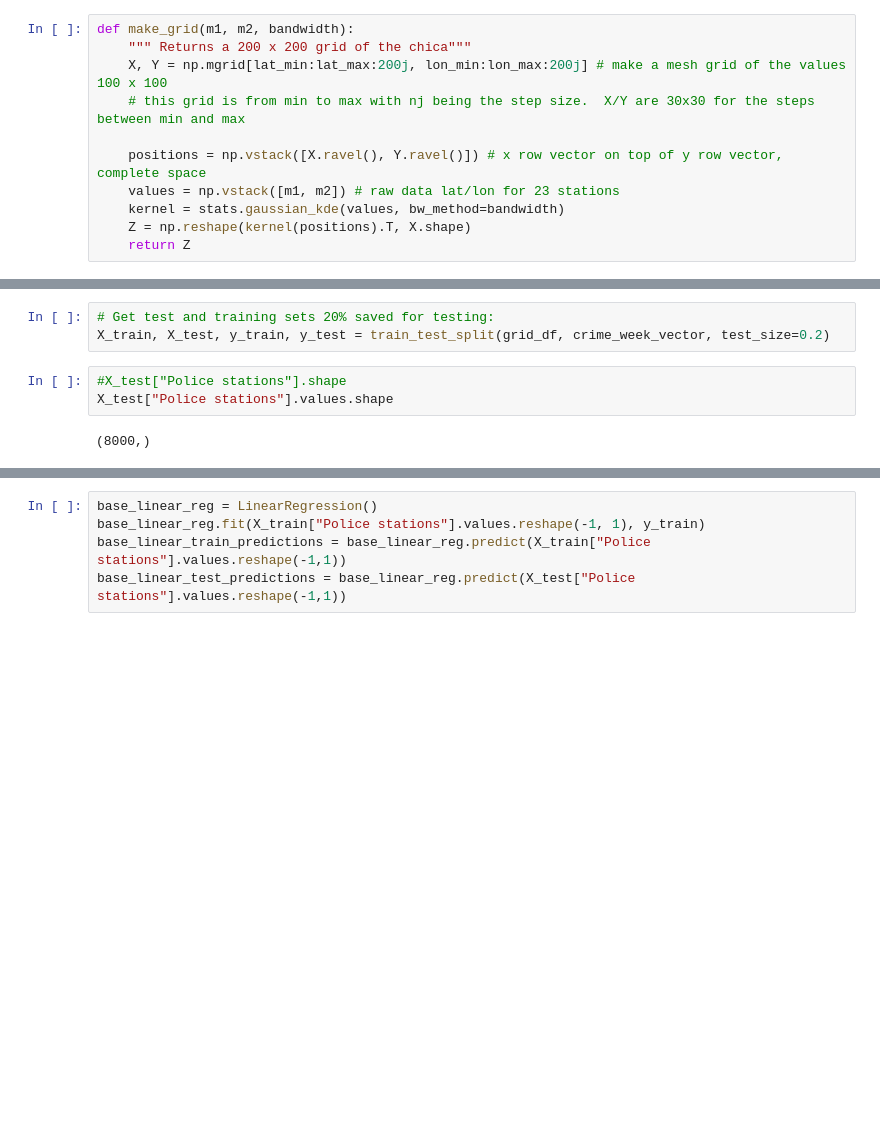
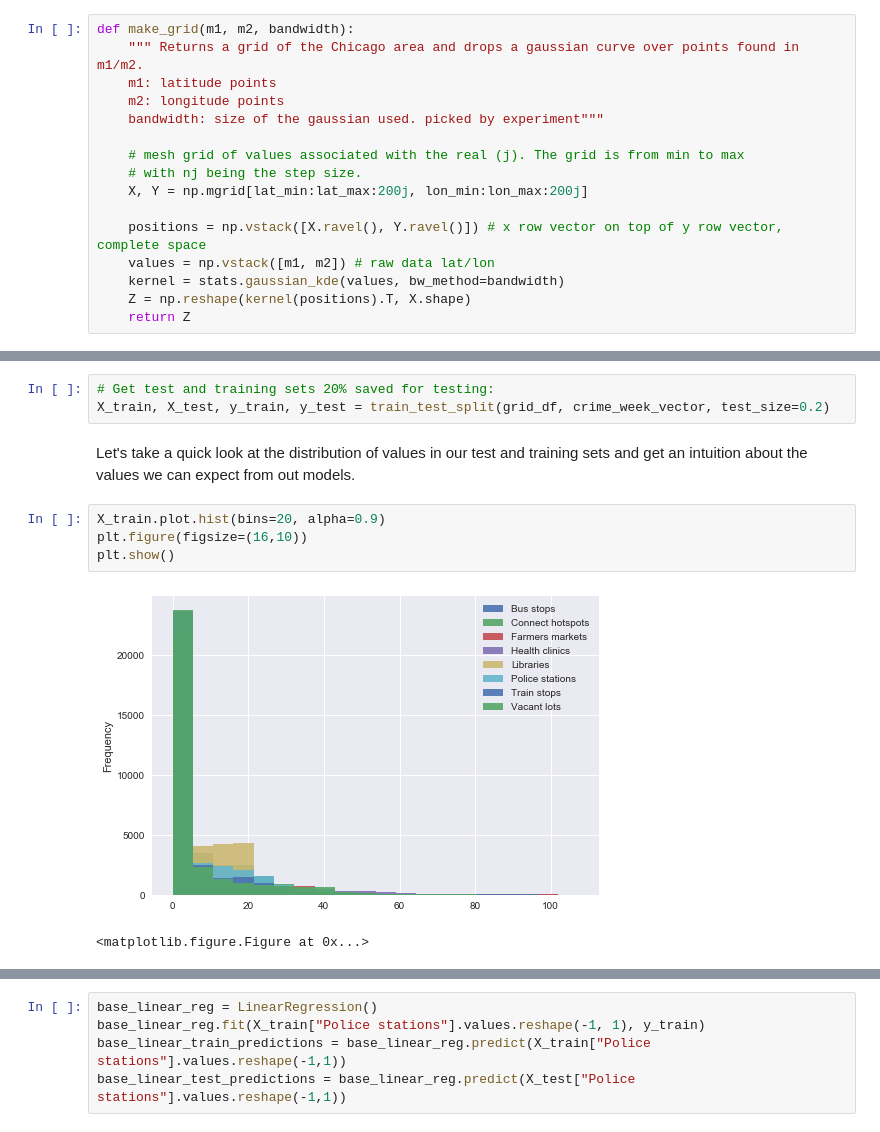
Before and after one commit to bennettjs/springboard, a Jupyter notebook: ChicagoCrime/ML and models.ipynb, the cells around one changed output, grey strips where cells are left out. Saved outputs shown, nothing was run; the diff lists cells and outputs as text; blank space fills up the shorter version.

Commit message:
Add files via upload
histograms and std of predicted values

```diff
--- a/ChicagoCrime/ML and models.ipynb
+++ b/ChicagoCrime/ML and models.ipynb
@@ -64,12 +69,17 @@ crime_week_df = crime_df[(crime_df["Day"] >= 100) & (crime_df["Day"] <= 107)]
 crime_week_locations = location_converter(crime_week_df["Location"].dropna())
 # %%
 def make_grid(m1, m2, bandwidth):
-    """ Returns a 200 x 200 grid of the chica"""
-    X, Y = np.mgrid[lat_min:lat_max:200j, lon_min:lon_max:200j] # make a mesh grid of the values 100 x 100
-    # this grid is from min to max with nj being the step size.  X/Y are 30x30 for the steps between min and max
+    """ Returns a grid of the Chicago area and drops a gaussian curve over points found in m1/m2.
+    m1: latitude points
+    m2: longitude points
+    bandwidth: size of the gaussian used. picked by experiment"""
+
+    # mesh grid of values associated with the real (j). The grid is from min to max
+    # with nj being the step size.
+    X, Y = np.mgrid[lat_min:lat_max:200j, lon_min:lon_max:200j]
 
     positions = np.vstack([X.ravel(), Y.ravel()]) # x row vector on top of y row vector, complete space
-    values = np.vstack([m1, m2]) # raw data lat/lon for 23 stations
+    values = np.vstack([m1, m2]) # raw data lat/lon
     kernel = stats.gaussian_kde(values, bw_method=bandwidth)
     Z = np.reshape(kernel(positions).T, X.shape)
     return Z
@@ -145,8 +160,12 @@ from sklearn.linear_model import LinearRegression
 # %%
 # Get test and training sets 20% saved for testing:
 X_train, X_test, y_train, y_test = train_test_split(grid_df, crime_week_vector, test_size=0.2)
-# %%
-#X_test["Police stations"].shape
-X_test["Police stations"].values.shape
-# %% [output]
-(8000,)
+# %% [markdown]
+Let's take a quick look at the distribution of values in our test and training sets and get an intuition about the values we can expect from out models.
+# %%
+X_train.plot.hist(bins=20, alpha=0.9)
+plt.figure(figsize=(16,10))
+plt.show()
+# %% [output]
+[figure, added]
+<matplotlib.figure.Figure at 0x...>
```
Also changed, not shown: parts of 16 cells of this notebook.
